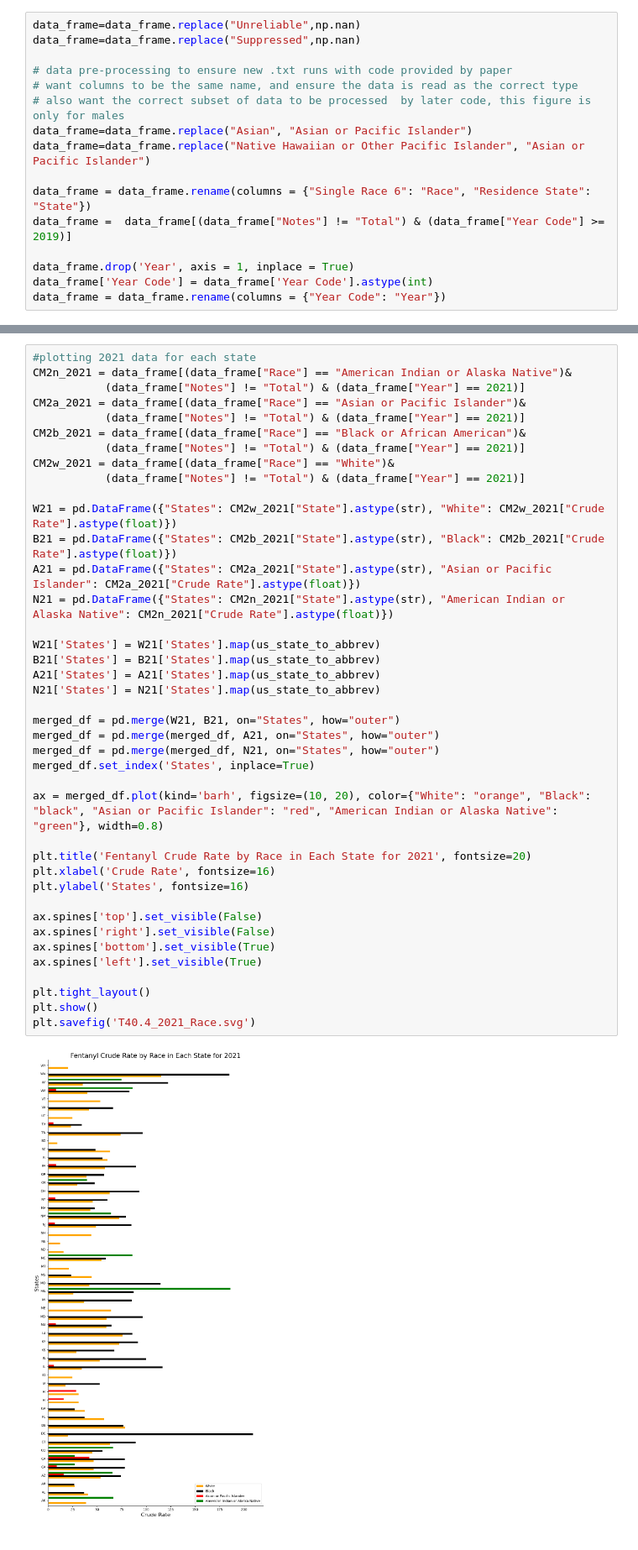
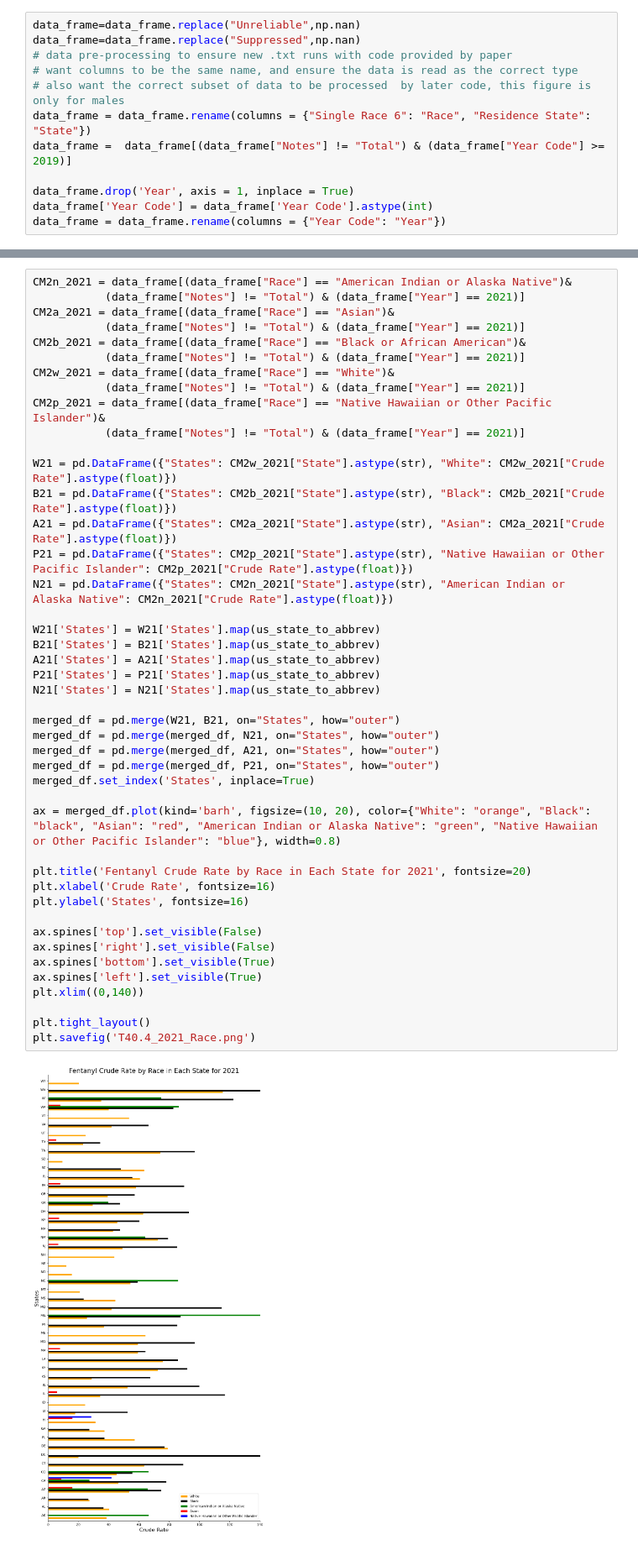
Before and after one commit to lilyzello/CaSB185_TRW, a Jupyter notebook: Figure2_40.4.ipynb, the cells around one changed output, grey strips where cells are left out. Shown at 84% size. Drawn from its saved outputs; the diff is of its cells as text.

```diff
--- a/Figure2_40.4.ipynb
+++ b/Figure2_40.4.ipynb
@@ -82,13 +85,9 @@ pd.set_option('display.max_rows', None)
 # %%
 data_frame=data_frame.replace("Unreliable",np.nan)
 data_frame=data_frame.replace("Suppressed",np.nan)
-
 # data pre-processing to ensure new .txt runs with code provided by paper
 # want columns to be the same name, and ensure the data is read as the correct type
 # also want the correct subset of data to be processed  by later code, this figure is only for males
-data_frame=data_frame.replace("Asian", "Asian or Pacific Islander")
-data_frame=data_frame.replace("Native Hawaiian or Other Pacific Islander", "Asian or Pacific Islander")
-
 data_frame = data_frame.rename(columns = {"Single Race 6": "Race", "Residence State": "State"})
 data_frame =  data_frame[(data_frame["Notes"] != "Total") & (data_frame["Year Code"] >= 2019)]
 
@@ -207,42 +198,46 @@ plt.savefig('T40.4_2020_Race.svg')
 # %%
-#plotting 2021 data for each state
 CM2n_2021 = data_frame[(data_frame["Race"] == "American Indian or Alaska Native")&
            (data_frame["Notes"] != "Total") & (data_frame["Year"] == 2021)]
-CM2a_2021 = data_frame[(data_frame["Race"] == "Asian or Pacific Islander")&
+CM2a_2021 = data_frame[(data_frame["Race"] == "Asian")&
            (data_frame["Notes"] != "Total") & (data_frame["Year"] == 2021)]
 CM2b_2021 = data_frame[(data_frame["Race"] == "Black or African American")&
            (data_frame["Notes"] != "Total") & (data_frame["Year"] == 2021)]
 CM2w_2021 = data_frame[(data_frame["Race"] == "White")&
            (data_frame["Notes"] != "Total") & (data_frame["Year"] == 2021)]
+CM2p_2021 = data_frame[(data_frame["Race"] == "Native Hawaiian or Other Pacific Islander")&
+           (data_frame["Notes"] != "Total") & (data_frame["Year"] == 2021)]
 
 W21 = pd.DataFrame({"States": CM2w_2021["State"].astype(str), "White": CM2w_2021["Crude Rate"].astype(float)})
 B21 = pd.DataFrame({"States": CM2b_2021["State"].astype(str), "Black": CM2b_2021["Crude Rate"].astype(float)})
-A21 = pd.DataFrame({"States": CM2a_2021["State"].astype(str), "Asian or Pacific Islander": CM2a_2021["Crude Rate"].astype(float)})
+A21 = pd.DataFrame({"States": CM2a_2021["State"].astype(str), "Asian": CM2a_2021["Crude Rate"].astype(float)})
+P21 = pd.DataFrame({"States": CM2p_2021["State"].astype(str), "Native Hawaiian or Other Pacific Islander": CM2p_2021["Crude Rate"].astype(float)})
 N21 = pd.DataFrame({"States": CM2n_2021["State"].astype(str), "American Indian or Alaska Native": CM2n_2021["Crude Rate"].astype(float)})
 
 W21['States'] = W21['States'].map(us_state_to_abbrev)
 B21['States'] = B21['States'].map(us_state_to_abbrev)
 A21['States'] = A21['States'].map(us_state_to_abbrev)
+P21['States'] = P21['States'].map(us_state_to_abbrev)
 N21['States'] = N21['States'].map(us_state_to_abbrev)
 
 merged_df = pd.merge(W21, B21, on="States", how="outer")
+merged_df = pd.merge(merged_df, N21, on="States", how="outer")
 merged_df = pd.merge(merged_df, A21, on="States", how="outer")
-merged_df = pd.merge(merged_df, N21, on="States", how="outer")
+merged_df = pd.merge(merged_df, P21, on="States", how="outer")
 merged_df.set_index('States', inplace=True)
 
-ax = merged_df.plot(kind='barh', figsize=(10, 20), color={"White": "orange", "Black": "black", "Asian or Pacific Islander": "red", "American Indian or Alaska Native": "green"}, width=0.8)
+ax = merged_df.plot(kind='barh', figsize=(10, 20), color={"White": "orange", "Black": "black", "Asian": "red", "American Indian or Alaska Native": "green", "Native Hawaiian or Other Pacific Islander": "blue"}, width=0.8)
 
 plt.title('Fentanyl Crude Rate by Race in Each State for 2021', fontsize=20)
 plt.xlabel('Crude Rate', fontsize=16)
 plt.ylabel('States', fontsize=16)
 
 ax.spines['top'].set_visible(False)
 ax.spines['right'].set_visible(False)
 ax.spines['bottom'].set_visible(True)
 ax.spines['left'].set_visible(True)
+plt.xlim((0,140))
 
 plt.tight_layout()
-plt.show()
-plt.savefig('T40.4_2021_Race.svg')
+plt.savefig('T40.4_2021_Race.png')
 # %% [output]
-[figure, old version]
+[figure, new version]
```
Also changed, not shown: parts of 12 cells of this notebook, 1 other file.
